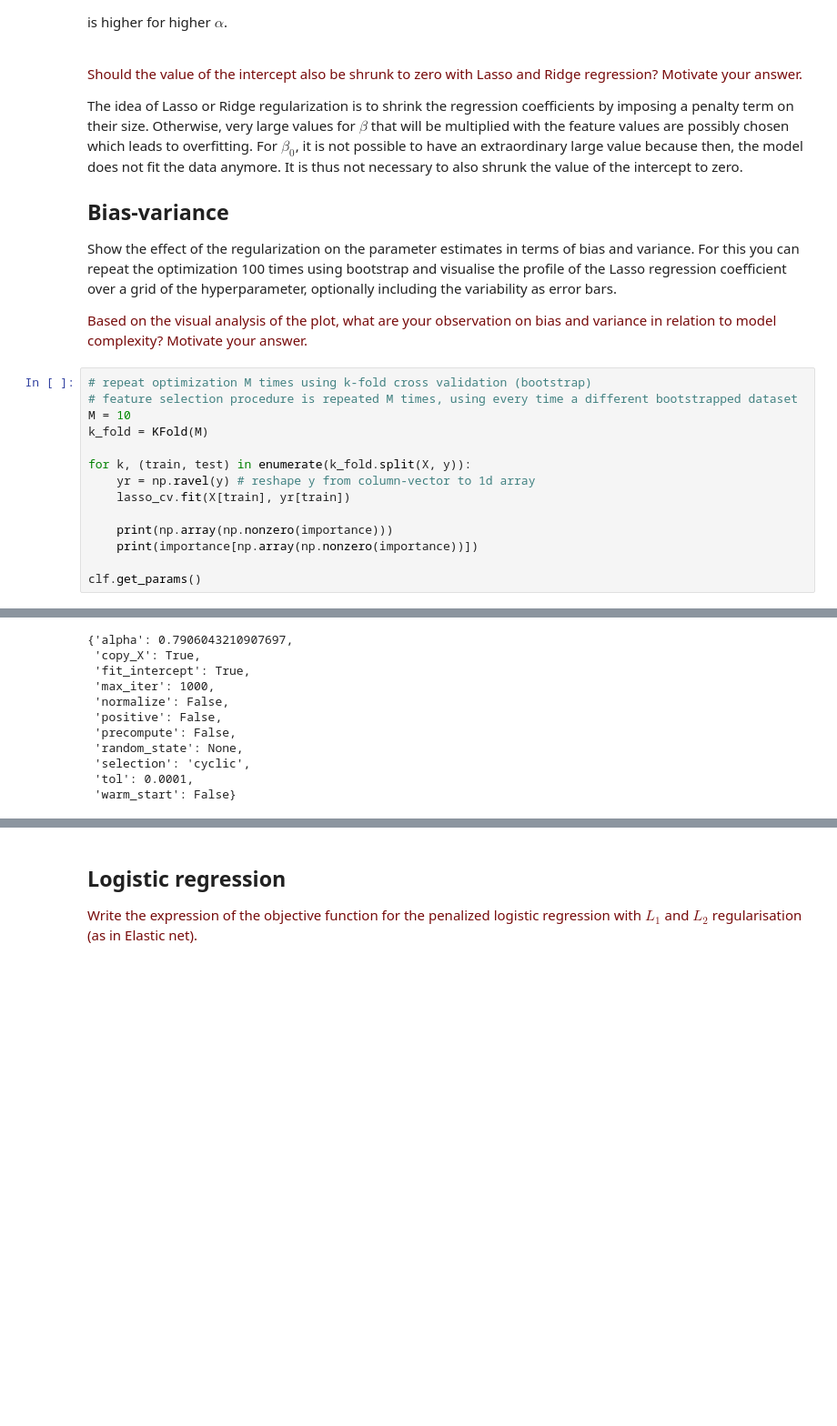
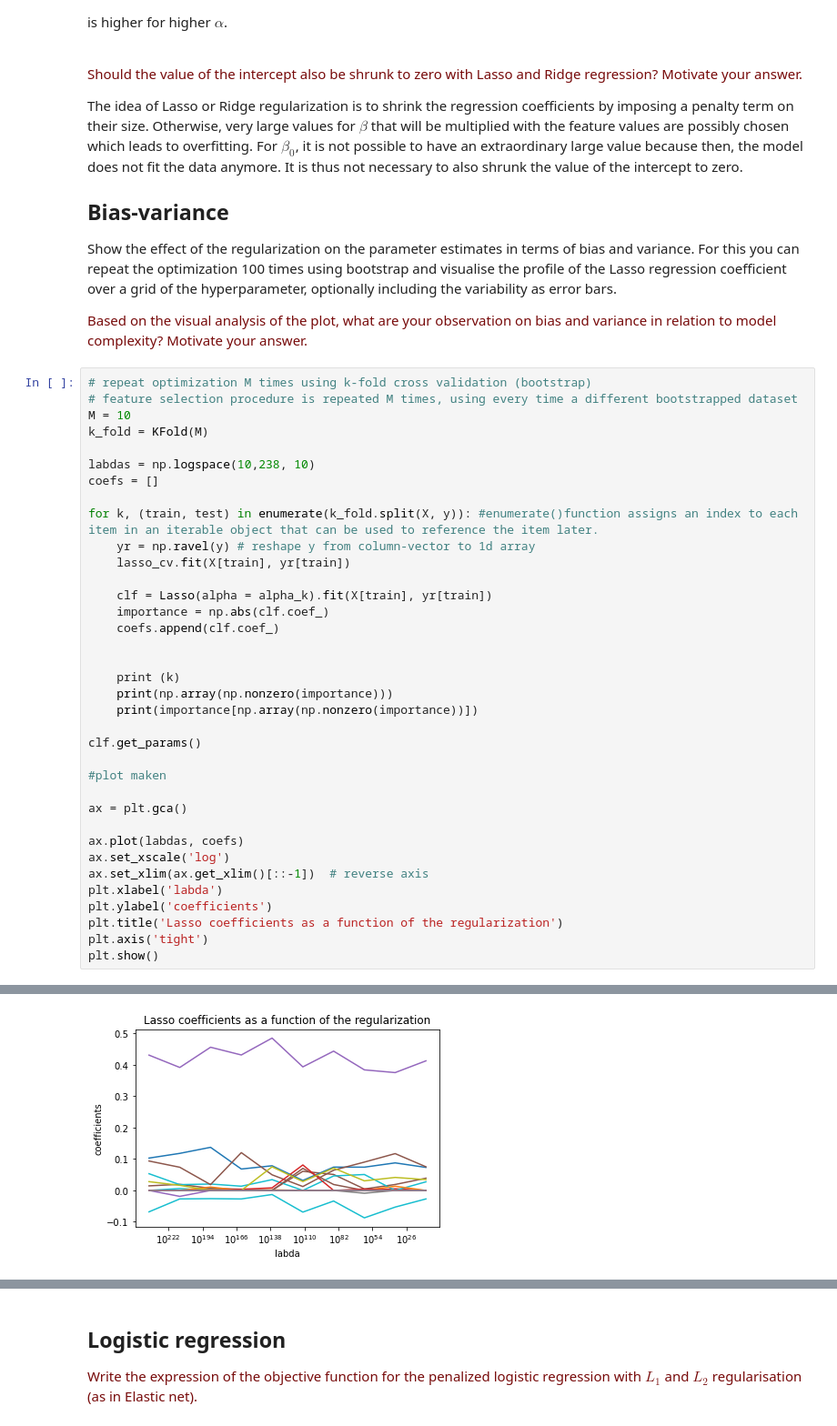
Before and after one commit to florisverheijen/8dm50-machine-learning, a Jupyter notebook: practicals/week_3.ipynb, the cells around one changed output, grey strips where cells are left out. Shown at 91% size. Drawn from its saved outputs; the diff is of its cells as text; blank space fills up the shorter version.

```diff
--- a/practicals/week_3.ipynb
+++ b/practicals/week_3.ipynb
@@ -524,12 +524,34 @@ Show the effect of the regularization on the parameter estimates in terms of bia
 M = 10
 k_fold = KFold(M)
 
-for k, (train, test) in enumerate(k_fold.split(X, y)):
+labdas = np.logspace(10,238, 10)
+coefs = []
+
+for k, (train, test) in enumerate(k_fold.split(X, y)): #enumerate()function assigns an index to each item in an iterable object that can be used to reference the item later.
     yr = np.ravel(y) # reshape y from column-vector to 1d array
     lasso_cv.fit(X[train], yr[train])
 
+    clf = Lasso(alpha = alpha_k).fit(X[train], yr[train])
+    importance = np.abs(clf.coef_)
+    coefs.append(clf.coef_)
+
+
+    print (k)
     print(np.array(np.nonzero(importance)))
     print(importance[np.array(np.nonzero(importance))])
 
 clf.get_params()
+
+#plot maken
+
+ax = plt.gca()
+
+ax.plot(labdas, coefs)
+ax.set_xscale('log')
+ax.set_xlim(ax.get_xlim()[::-1])  # reverse axis
+plt.xlabel('labda')
+plt.ylabel('coefficients')
+plt.title('Lasso coefficients as a function of the regularization')
+plt.axis('tight')
+plt.show()
 # %% [output]
@@ -553,14 +575,4 @@ clf.get_params()
-{'alpha': 0.7906043210907697,
- 'copy_X': True,
- 'fit_intercept': True,
- 'max_iter': 1000,
- 'normalize': False,
- 'positive': False,
- 'precompute': False,
- 'random_state': None,
- 'selection': 'cyclic',
- 'tol': 0.0001,
- 'warm_start': False}
+[figure, added]
 # %%
 print(importance[np.array(np.nonzero(importance))])
 # %% [output]
```
Also changed, not shown: parts of 3 cells of this notebook.
